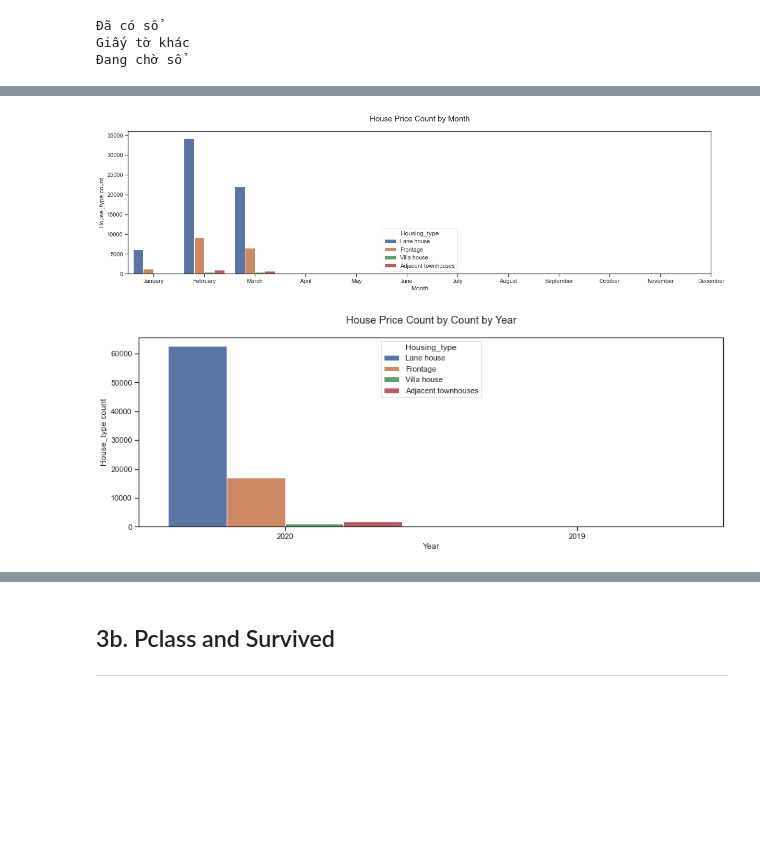
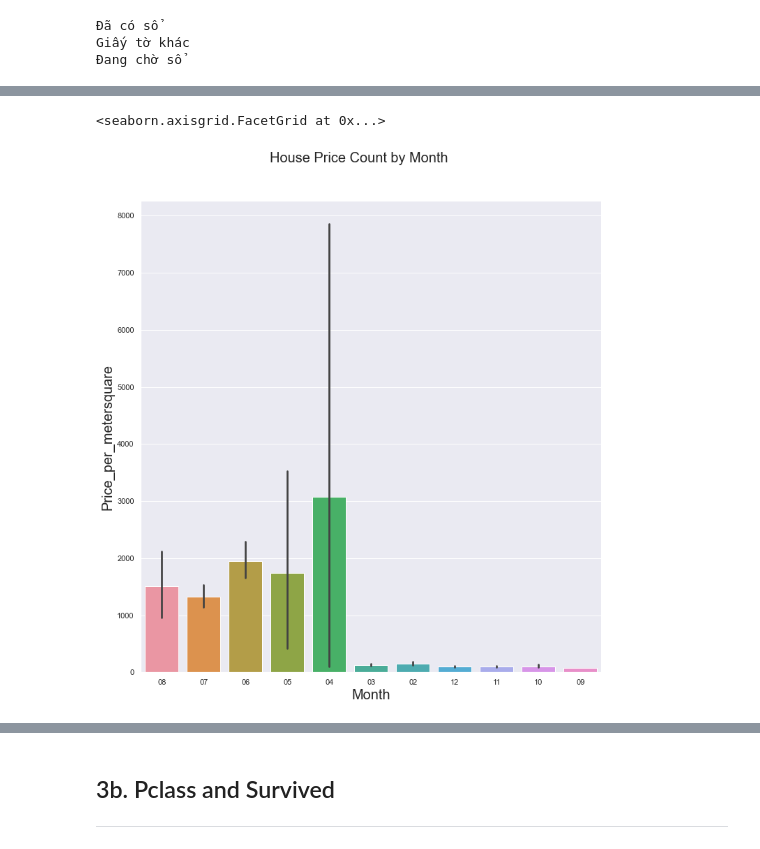
Before and after one commit to tnathu-ai/Classify-House-Price-Ranges-Hanoi, a Jupyter notebook: exploration.ipynb, the cells around one changed output, grey strips where cells are left out. Saved outputs shown, nothing was run; the diff lists cells and outputs as text; code cells hidden in the pictures; blank space fills up the shorter version.

```diff
--- a/exploration.ipynb
+++ b/exploration.ipynb
@@ -499,34 +523,9 @@ Now, let's see how the features are related to each other by creating some visua
-# %%
-# import calendar for getting the month and week names
-import calendar
-
-# define the plot size
-plt.figure(figsize=(20, 5))
-
-# create count plot for House_type for each month
-sns.countplot(x='Month', hue='Housing_type', data=df)
-
-# set itle, labels and ticks
-plt.title('House Price Count by Month', size=15, y=1.05)
-plt.ylabel("House_type count")
-plt.xticks(np.arange(0, 12, 1), calendar.month_name[1:13])
-
-#show plot
-plt.show()
-# %% [output]
-[figure, removed]
-# %%
-# define the figure size
-plt.figure(figsize=(15, 5))
-
-# create count plot for House_type for each year
-sns.countplot(x='Year', hue='Housing_type', data=df)
-
-# set the ticks, labels and title
-plt.title('House Price Count by Count by Year', size=15, y=1.05)
-plt.ylabel("House_type count")
-
-# show plot
-plt.show()
-# %% [output]
-[figure, removed]
+# %%
+plot = sns.catplot(data=df, kind="bar", x="Month", y="Price_per_metersquare", height = 10)
+plot.fig.suptitle("House Price Count by Month", fontsize=20,
+                  fontdict={"weight": "bold"}, y=1.08)
+plot.set_xlabels("Month", fontsize = 20)
+plot.set_ylabels("Price_per_metersquare", fontsize = 20)
+# %% [output]
+<seaborn.axisgrid.FacetGrid at 0x...>
+[figure, added]
```
Also changed, not shown: parts of 59 cells of this notebook.
